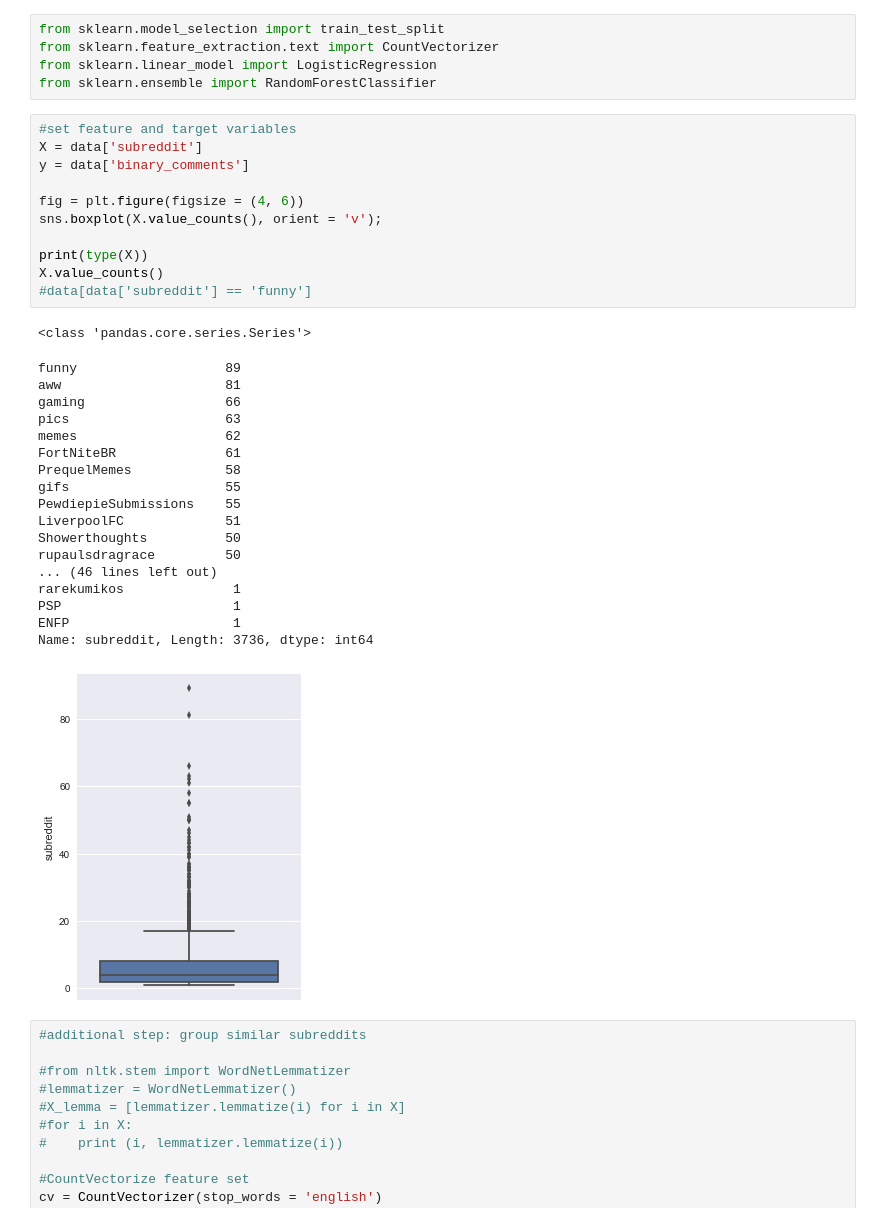
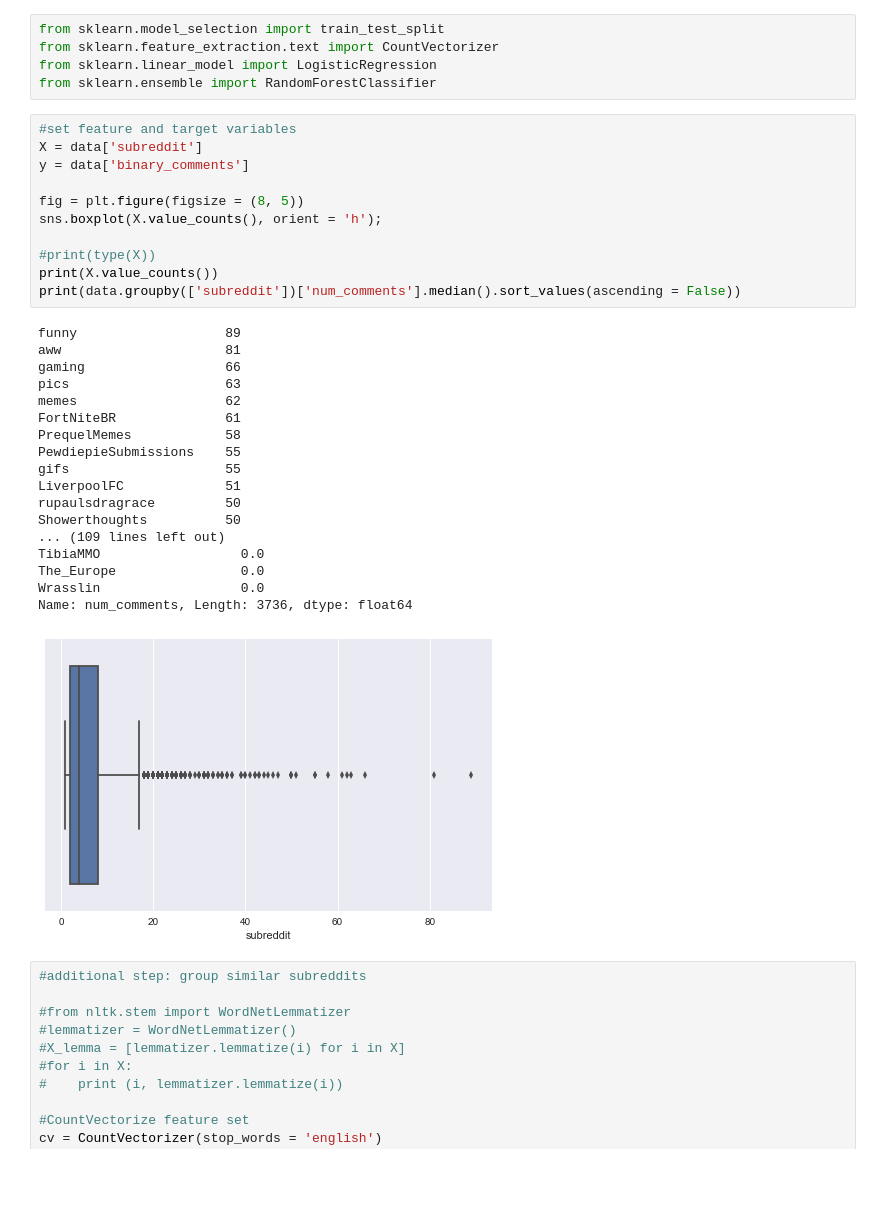
Before and after one commit to helencai62/Reddit_post_project, a Jupyter notebook: 3. Predicting comments using Random Forests + Another Classifier.ipynb, the cells around one changed output. Cells and saved outputs as stored; diff of their text form; blank space fills up the shorter version.

```diff
--- a/3. Predicting comments using Random Forests + Another Classifier.ipynb
+++ b/3. Predicting comments using Random Forests + Another Classifier.ipynb
@@ -66,34 +80,33 @@ from sklearn.ensemble import RandomForestClassifier
 # %%
 #set feature and target variables
 X = data['subreddit']
 y = data['binary_comments']
 
-fig = plt.figure(figsize = (4, 6))
-sns.boxplot(X.value_counts(), orient = 'v');
+fig = plt.figure(figsize = (8, 5))
+sns.boxplot(X.value_counts(), orient = 'h');
 
-print(type(X))
-X.value_counts()
-#data[data['subreddit'] == 'funny']
+#print(type(X))
+print(X.value_counts())
+print(data.groupby(['subreddit'])['num_comments'].median().sort_values(ascending = False))
 # %% [output]
-<class 'pandas.core.series.Series'>
+funny                   89
+aww                     81
+gaming                  66
+pics                    63
+memes                   62
+FortNiteBR              61
+PrequelMemes            58
+PewdiepieSubmissions    55
+gifs                    55
+LiverpoolFC             51
+rupaulsdragrace         50
+Showerthoughts          50
+... (109 lines left out)
+TibiaMMO                  0.0
+The_Europe                0.0
+Wrasslin                  0.0
+Name: num_comments, Length: 3736, dtype: float64
-funny                   89
-aww                     81
-gaming                  66
-pics                    63
-memes                   62
-FortNiteBR              61
-PrequelMemes            58
-gifs                    55
-PewdiepieSubmissions    55
-LiverpoolFC             51
-Showerthoughts          50
-rupaulsdragrace         50
-... (46 lines left out)
-rarekumikos              1
-PSP                      1
-ENFP                     1
-Name: subreddit, Length: 3736, dtype: int64
-[figure, old version]
+[figure, new version]
 # %%
 #additional step: group similar subreddits
 
```
Also changed, not shown: parts of 11 cells of this notebook, 1 other file.
